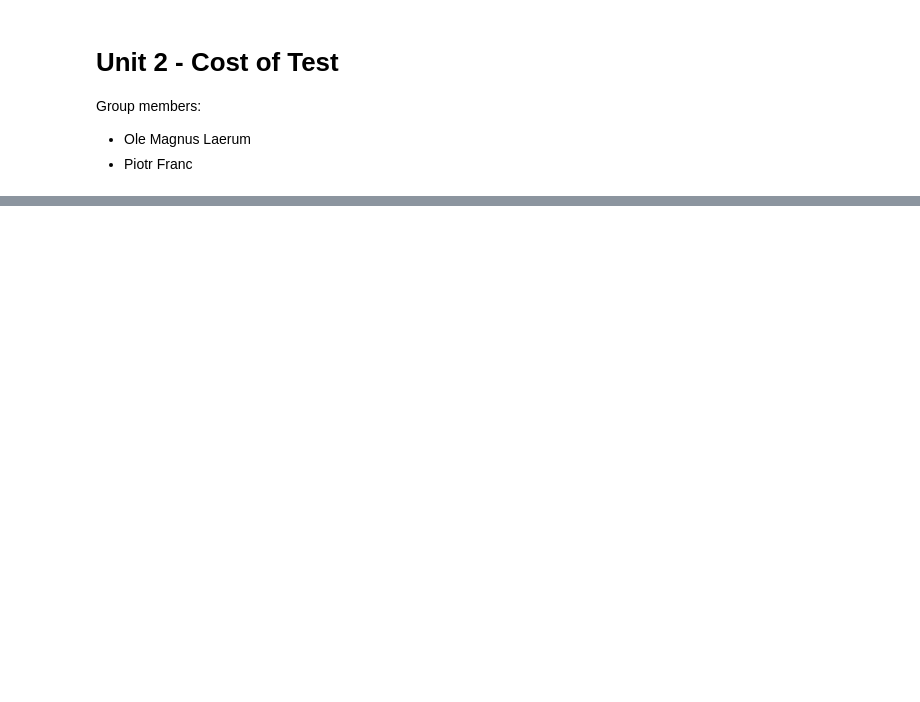
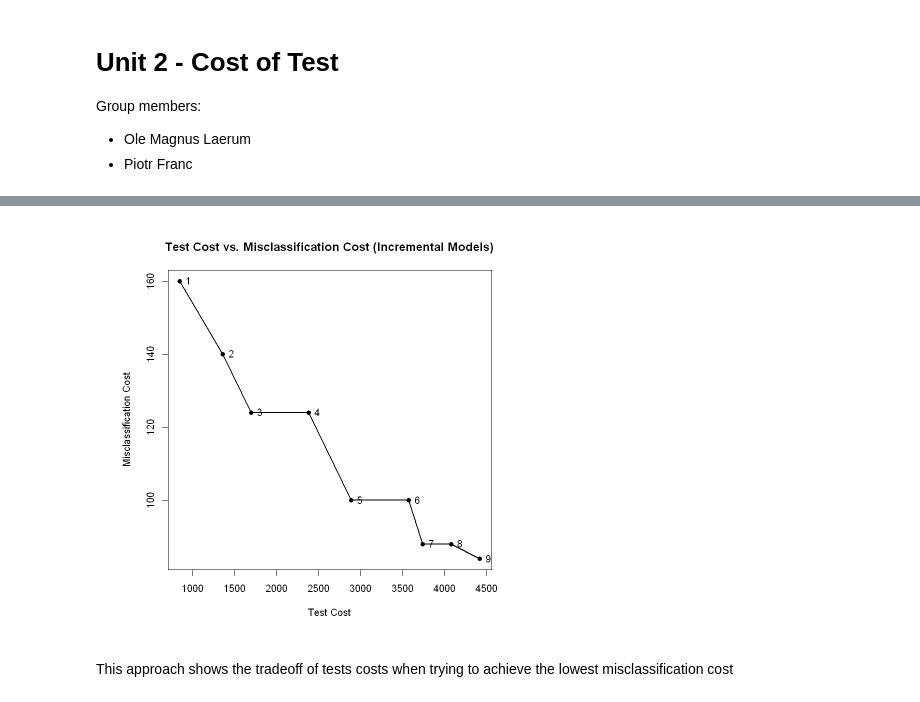
Before and after one commit to Olerum/EDM_UPV, a Jupyter notebook: 01__Unit1__Cost_of_Teacher_and_Test/unit2_cost_of_test.ipynb, the cells around one changed output, grey strips where cells are left out. Cells and saved outputs as stored; diff of their text form; code cells hidden in the pictures; blank space fills up the shorter version.

```diff
--- a/01__Unit1__Cost_of_Teacher_and_Test/unit2_cost_of_test.ipynb
+++ b/01__Unit1__Cost_of_Teacher_and_Test/unit2_cost_of_test.ipynb
@@ -68,0 +57,19 @@ ERROR: Error: object 'selected_indices' not found
+# %%
+attrs_results = list()
+
+cat("Id   Attribute  \ttotal_cost\terrors_cost\ttests_cost\n")
+for (i in 1:9) {
+    attrs = c(i)
+    costs = get_costs(attrs)
+
+    attr_name = names(BreastCancer)[attrs]
+
+    # Proper way to assign values to a list in R
+    attrs_results[[i]] <- list(
+        errors_cost = costs$errors_cost,
+        tests_cost = costs$tests_cost,
+        total_cost = costs$total_cost
+    )
+
+    cat(sprintf("%-3d %-20s %10d %10d %10d\n", i, attr_name, costs$total_cost, costs$errors_cost, costs$tests_cost))
+}
@@ -68,0 +146,36 @@ ERROR: Error: object 'selected_indices' not found
+# %%
+df <- data.frame(
+    Id = 1:9,
+    Attribute = sapply(1:9, function(i) names(BreastCancer)[i]),
+    Errors_Cost = sapply(attrs_results, function(x) x$errors_cost),
+    Tests_Cost = sapply(attrs_results, function(x) x$tests_cost),
+    Total_Cost = sapply(attrs_results, function(x) x$total_cost)
+)
+
+df_best <- df[order(df$Errors_Cost), ]
+
+cumulative_errors <- c()
+cumulative_tests <- c()
+attr_combinations <- list()
+
+for (i in 1:9) {
+    selected_attrs <- df_best$Id[1:i]
+    attr_combinations[[i]] <- i
+
+    costs <- get_costs(selected_attrs)
+
+    cumulative_errors[i] <- costs$errors_cost
+    cumulative_tests[i] <- costs$tests_cost
+}
+
+par(mar = c(6, 6, 4, 2))
+plot(cumulative_tests, cumulative_errors,
+     xlab = "Test Cost", ylab = "Misclassification Cost",
+     main = "Test Cost vs. Misclassification Cost (Incremental Models)",
+     type = "o", pch = 16, lwd = 2)
+
+text(cumulative_tests, cumulative_errors, labels = attr_combinations, pos = 4, cex = 1)
+# %% [output]
+[figure, added]
+# %% [markdown]
+This approach shows the tradeoff of tests costs when trying to achieve the lowest misclassification cost
```
Also changed, not shown: parts of 14 cells of this notebook.
